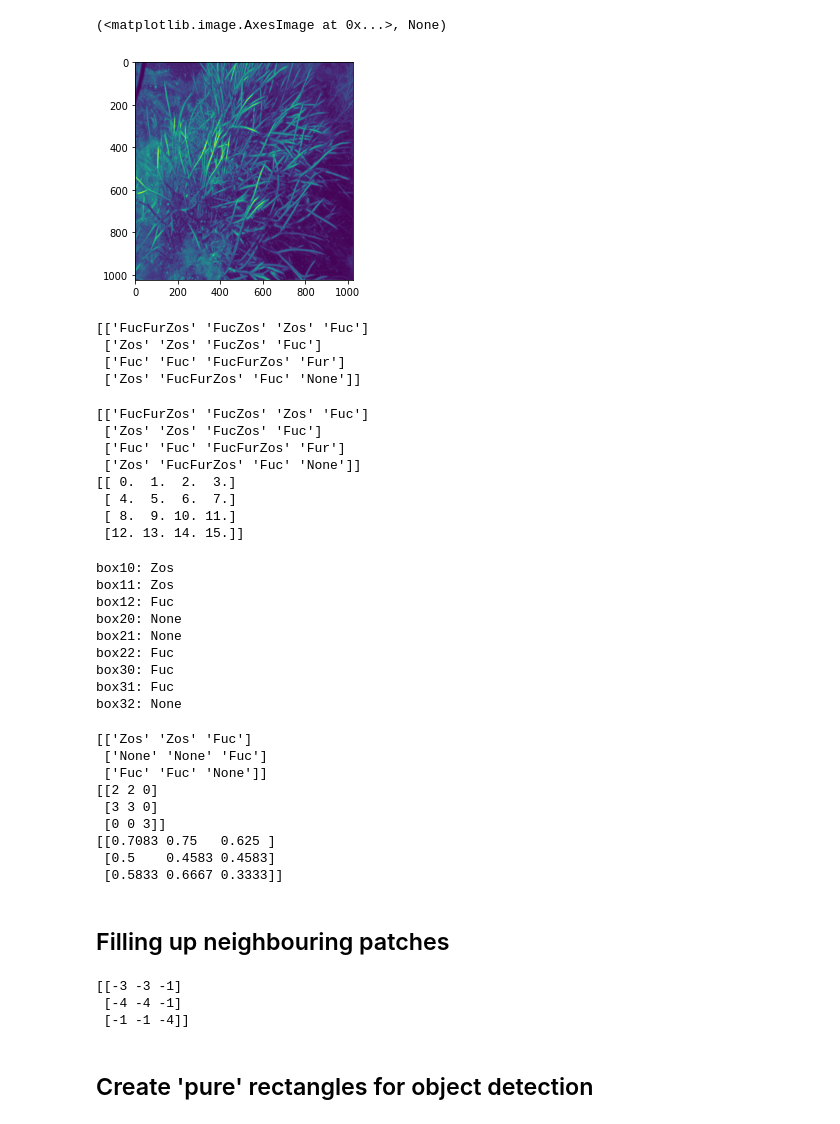
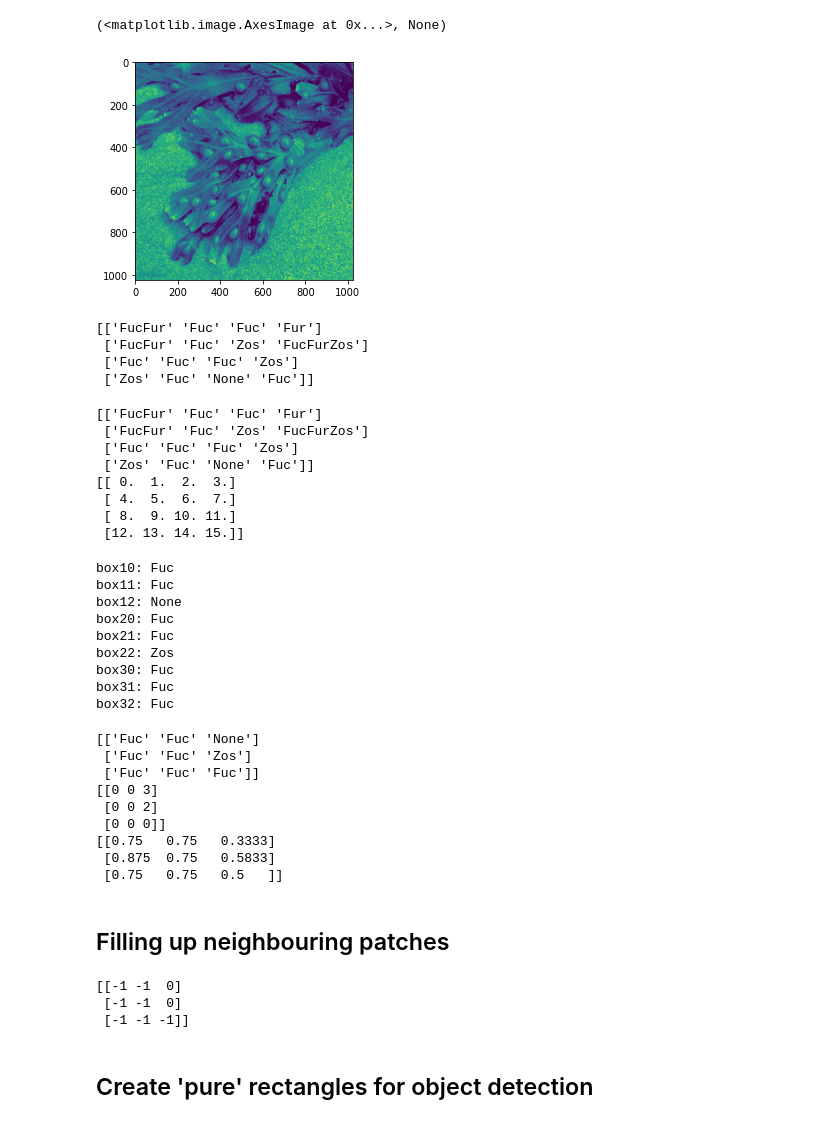
Before and after one commit to JavierGalindos/CV-BalticSea-FeatureDescriptors-Detectron2, a Jupyter notebook: orb_playground.ipynb, the cells around one changed output. Drawn from its saved outputs; the diff is of its cells as text; code cells hidden in the pictures.

```diff
--- a/orb_playground.ipynb
+++ b/orb_playground.ipynb
@@ -47,8 +47,8 @@ import os
 #query_img_bw = cv2.imread('Etalons/Fucus/etalon_fucus_5.png',0)
 #train_img_bw = cv2.imread('Processed images/Fucus/Fucus_24.jpg',0)
 #train_img_bw = cv2.imread('Processed images/Zostera marina/zostera_marina_26.jpg',0)
-train_img_bw = cv2.imread('Processed images/Furcellaria lumbricalis/furcellaria_lumbricalis_2.jpg',0)
-#train_img_bw = cv2.imread('Processed images/Fucus/Fucus_7.jpg',0)
+#train_img_bw = cv2.imread('Processed images/Furcellaria lumbricalis/furcellaria_lumbricalis_2.jpg',0)
+train_img_bw = cv2.imread('Processed images/Fucus/Fucus_7.jpg',0)
 
 plt.imshow(train_img_bw),plt.show()
 #print(train_img_bw.shape)
@@ -115,38 +115,38 @@ for x_coord in range(0, train_img_bw.shape[0], step):
 
                 # draw the matches to the final image
                 # containing both the images the drawMatches()
                 # function takes both images and keypoints
                 # and outputs the matched query image with
                 # its train image
                 # final_img = cv2.drawMatchesKnn(query_img_bw, queryKeypoints,
                 # img_patch, trainKeypoints, matches[:50],None)
                 good = [[m] for m, n in matches if m.distance < lowe_ratio*n.distance]
                 # img3 = cv2.drawMatchesKnn(query_img_bw,queryKeypoints,img_patch,trainKeypoints,good, None, flags=2)
                 max_goodies += len(good)
 
             class_for_patch.append(max_goodies)
         #print((class_for_patch))
         if np.max(class_for_patch) > good_match_thresh:
             #deal with multiple maxima at one point
             m = [i for i,j in enumerate(class_for_patch) if j==np.max(class_for_patch)]
 
             pred_patch_class = ''
             for i in m:
                 pred_patch_class += classes[i]
 
         else:
             pred_patch_class = 'None'
 
         #print(pred_patch_class)
         grid_class[int(begin_x/step),int(begin_y/step)] = pred_patch_class
 
 print(grid_class)
 # %% [output]
-[figure, old version]
+[figure, new version]
-[['FucFurZos' 'FucZos' 'Zos' 'Fuc']
- ['Zos' 'Zos' 'FucZos' 'Fuc']
- ['Fuc' 'Fuc' 'FucFurZos' 'Fur']
- ['Zos' 'FucFurZos' 'Fuc' 'None']]
+[['FucFur' 'Fuc' 'Fuc' 'Fur']
+ ['FucFur' 'Fuc' 'Zos' 'FucFurZos']
+ ['Fuc' 'Fuc' 'Fuc' 'Zos']
+ ['Zos' 'Fuc' 'None' 'Fuc']]
 # %%
 print(grid_class)
 
@@ -163,10 +163,10 @@ for i in range(grid_per_side):
         nr +=1
 print(numerical_grid)
 # %% [output]
-[['FucFurZos' 'FucZos' 'Zos' 'Fuc']
- ['Zos' 'Zos' 'FucZos' 'Fuc']
- ['Fuc' 'Fuc' 'FucFurZos' 'Fur']
- ['Zos' 'FucFurZos' 'Fuc' 'None']]
+[['FucFur' 'Fuc' 'Fuc' 'Fur']
+ ['FucFur' 'Fuc' 'Zos' 'FucFurZos']
+ ['Fuc' 'Fuc' 'Fuc' 'Zos']
+ ['Zos' 'Fuc' 'None' 'Fuc']]
 [[ 0.  1.  2.  3.]
  [ 4.  5.  6.  7.]
  [ 8.  9. 10. 11.]
@@ -238,15 +238,15 @@ for box in all_windows:
     print('%s: %s' %(windows_names[i], best_class[i]))
     i+=1
 # %% [output]
-box10: Zos
-box11: Zos
-box12: Fuc
-box20: None
-box21: None
-box22: Fuc
+box10: Fuc
+box11: Fuc
+box12: None
+box20: Fuc
+box21: Fuc
+box22: Zos
 box30: Fuc
 box31: Fuc
-box32: None
+box32: Fuc
 # %%
 best_class = best_class.reshape((3,3))
 best_class_num = best_class_num.reshape((3,3))
@@ -255,15 +255,15 @@ print(best_class)
 print(best_class_num)
 print(best_class_conf)
 # %% [output]
-[['Zos' 'Zos' 'Fuc']
- ['None' 'None' 'Fuc']
- ['Fuc' 'Fuc' 'None']]
-[[2 2 0]
- [3 3 0]
- [0 0 3]]
-[[0.7083 0.75   0.625 ]
- [0.5    0.4583 0.4583]
- [0.5833 0.6667 0.3333]]
+[['Fuc' 'Fuc' 'None']
+ ['Fuc' 'Fuc' 'Zos']
+ ['Fuc' 'Fuc' 'Fuc']]
+[[0 0 3]
+ [0 0 2]
+ [0 0 0]]
+[[0.75   0.75   0.3333]
+ [0.875  0.75   0.5833]
+ [0.75   0.75   0.5   ]]
 # %% [markdown]
 ## Filling up neighbouring patches
 # %%
@@ -298,9 +298,9 @@ print(coordinates)
 
 seperation = coordinates.copy()
 # %% [output]
-[[-3 -3 -1]
- [-4 -4 -1]
- [-1 -1 -4]]
+[[-1 -1  0]
+ [-1 -1  0]
+ [-1 -1 -1]]
 # %% [markdown]
 ## Create 'pure' rectangles for object detection
 # %%
```
Also changed, not shown: parts of 10 cells of this notebook.
